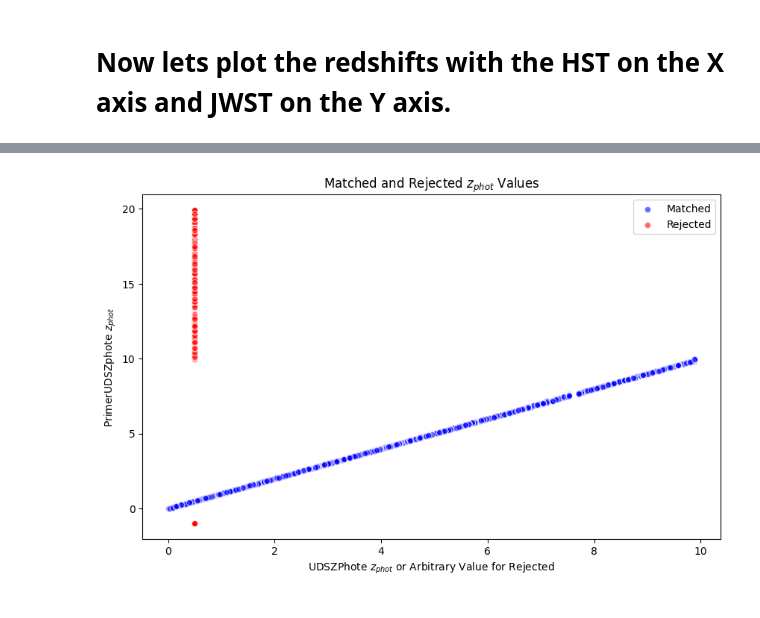
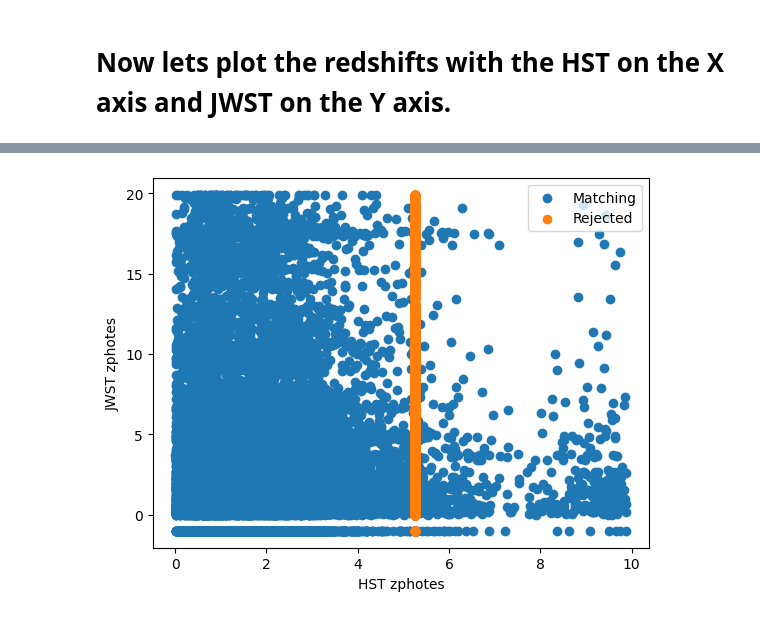
Before and after one commit to ChristianArgueta/AGN-NERDS, a Jupyter notebook: JWST-HST Comparison.ipynb, the cells around one changed output, grey strips where cells are left out. Drawn from its saved outputs; the diff is of its cells as text; code cells hidden in the pictures.

```diff
--- a/JWST-HST Comparison.ipynb
+++ b/JWST-HST Comparison.ipynb
@@ -114,0 +128,34 @@ There are 0 rejected sources in UDS Field
+# %%
+#Creating empty tables for matching and rejected sources
+UDSMatching_Table = QTable(names=('JWSTID', 'HSTID', 'JWSTRA', 'JWSTDEC', 'HSTRA', 'HSTDEC', 'JWSTZPHOTE', 'HSTZPHOTE'))
+UDSRejected_Table = QTable(names=('JWSTID', 'HSTID', 'JWSTRA', 'JWSTDEC', 'HSTRA', 'HSTDEC', 'JWSTZPHOTE', 'HSTZPHOTE'))
+
+#Adding a 'Matched' column to both the PrimerUDSTable and HSTUDSTable tables
+PrimerUDSSuperTable['Matched'] = False
+HSTUDSTable['Matched'] = False
+
+for i in range(len(PrimerUDSSuperTable)):
+    # Skip this PrimerUDS ID if it has been matched already
+    if PrimerUDSSuperTable['Matched'][i]:
+        continue
+    TempTable = QTable(names=('JWSTID', 'HSTID', 'JWSTRA', 'JWSTDEC', 'HSTRA', 'HSTDEC', 'JWSTZPHOTE', 'HSTZPHOTE'))
+    for j in range(len(HSTUDSTable)):
+        # Skip this HSTUDS ID if it has been matched already
+        if HSTUDSTable['Matched'][j]:
+            continue
+        Distance = np.sqrt((PrimerUDSSuperTable['RA'][i] - HSTUDSTable['RA'][j])**2 + (PrimerUDSSuperTable['DEC'][i] - HSTUDSTable['DEC'][j])**2)
+        if Distance < PSF:
+            TempTable.add_row([PrimerUDSSuperTable['ID'][i], HSTUDSTable['ID'][j], PrimerUDSSuperTable['RA'][i], PrimerUDSSuperTable['DEC'][i], HSTUDSTable['RA'][j], HSTUDSTable['DEC'][j], PrimerUDSSuperTable['z_phot'][i], HSTUDSTable['z_phot'][j]])
+            # Mark as matched to prevent re-matching
+            PrimerUDSSuperTable['Matched'][i] = True
+            HSTUDSTable['Matched'][j] = True
+            break  # Exit the loop after finding the first match
+
+    # If no match was found, add to the rejected table
+    if not TempTable:
+        UDSRejected_Table.add_row([PrimerUDSSuperTable['ID'][i], HSTUDSTable['ID'][j], PrimerUDSSuperTable['RA'][i], PrimerUDSSuperTable['DEC'][i], HSTUDSTable['RA'][j], HSTUDSTable['DEC'][j], PrimerUDSSuperTable['z_phot'][i], HSTUDSTable['z_phot'][j]])
+
+
+    # Add the match to the matching table if found
+    if len(TempTable) > 0:
+        UDSMatching_Table.add_row(TempTable[0])
@@ -201,23 +190,9 @@ plt.show()
-# %%
-arbitrary_UDSZ_value = 0.5
-matched_PrimerUDSZphote = np.array(matched_PrimerUDSZphote)
-matched_UDSZPhote = np.array(matched_UDSZPhote)
-rejected_PrimerUDSZphote = np.array(rejected_PrimerUDSZphote)
-arbitrary_x_for_rejected = np.full_like(rejected_PrimerUDSZphote, arbitrary_UDSZ_value)
-
-# Plotting
-plt.figure(figsize=(10, 6))
-
-# Plot matched pairs
-plt.scatter(matched_UDSZPhote, matched_PrimerUDSZphote, alpha=0.6, edgecolors='w', color='blue', label='Matched')
-
-# Plot rejected values
-plt.scatter(arbitrary_x_for_rejected, rejected_PrimerUDSZphote, alpha=0.6, edgecolors='w', color='red', label='Rejected')
-
-plt.xlabel('UDSZPhote $z_{phot}$ or Arbitrary Value for Rejected')
-plt.ylabel('PrimerUDSZphote $z_{phot}$')
-plt.title('Matched and Rejected $z_{phot}$ Values')
-plt.legend()
-plt.show()
-# %% [output]
-[figure, removed]
+# %%
+plt.scatter(UDSMatching_Table['HSTZPHOTE'], UDSMatching_Table['JWSTZPHOTE'], label='Matching')
+plt.scatter(UDSRejected_Table['HSTZPHOTE'], UDSRejected_Table['JWSTZPHOTE'], label='Rejected')
+plt.xlabel('HST zphotes')
+plt.ylabel('JWST zphotes')
+plt.legend()
+plt.show()
+# %% [output]
+[figure, added]
```
Also changed, not shown: parts of 14 cells of this notebook.
